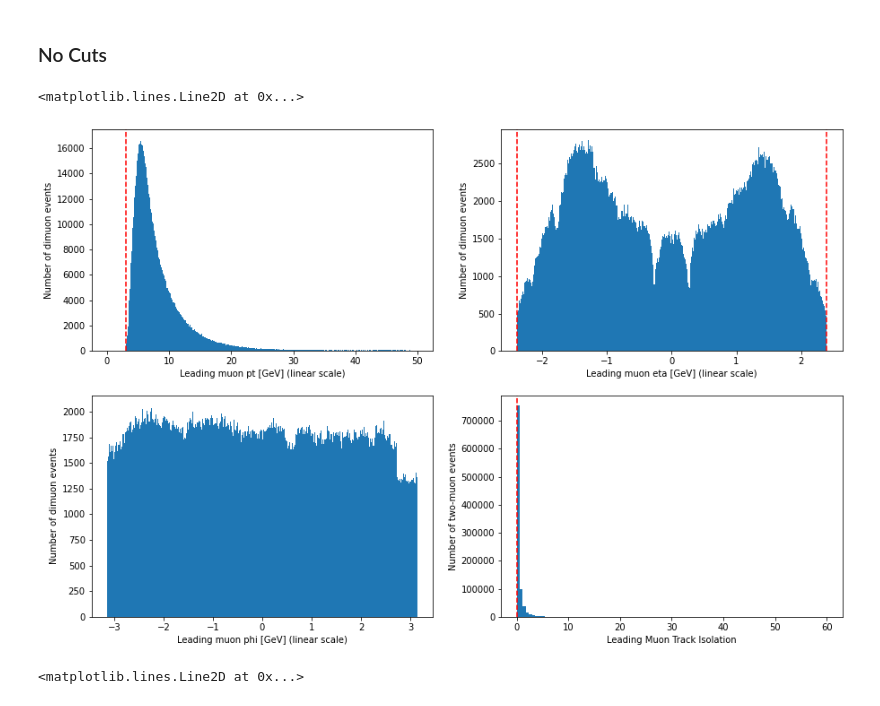
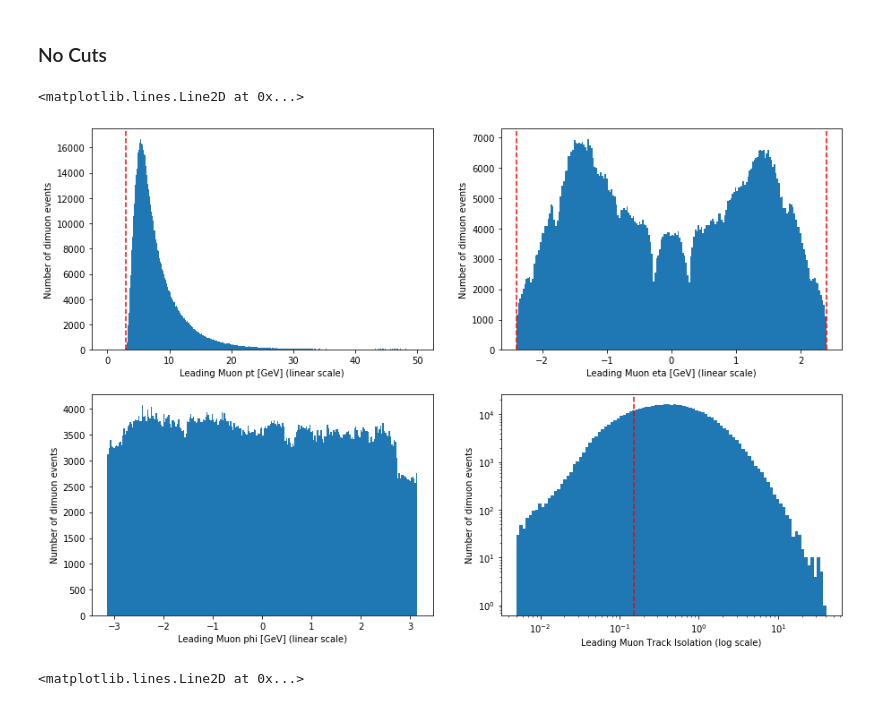
Before and after one commit to blianggilman/Dimuon-Resonances-Prompt-Analysis, a Jupyter notebook: makeMassPlots.ipynb, the cells around one changed output. Cells and saved outputs as stored; diff of their text form; code cells hidden in the pictures.

Commit message:
nice plots at bottom

```diff
--- a/makeMassPlots.ipynb
+++ b/makeMassPlots.ipynb
@@ -279,30 +285,33 @@ plt.show()
 # %%
 #Muon 1
 fig, axes = plt.subplots(nrows=2, ncols=2, figsize=(15, 10))
 
 axes[0,0].hist(mu1p.pt, bins=500, range=(0,50))
-axes[0,0].set_xlabel('Leading muon pt [GeV] (linear scale)')
+axes[0,0].set_xlabel('Leading Muon pt [GeV] (linear scale)')
 axes[0,0].set_ylabel('Number of dimuon events')
 axes[0,0].axvline(x = 3, linestyle = '--', color = 'r', label = 'Cut at %f' %3)
 
-axes[0,1].hist(mu1p.eta, bins=500)
-axes[0,1].set_xlabel('Leading muon eta [GeV] (linear scale)')
+axes[0,1].hist(mu1p.eta, bins=200)
+axes[0,1].set_xlabel('Leading Muon eta [GeV] (linear scale)')
 axes[0,1].set_ylabel('Number of dimuon events')
 axes[0,1].axvline(x = 2.4, linestyle = '--', color = 'r', label = 'Cut at %f' %2.4)
 axes[0,1].axvline(x = -2.4, linestyle = '--', color = 'r', label = 'Cut at %f' %-2.4)
 
-axes[1,0].hist(mu1p.phi, bins=500)
-axes[1,0].set_xlabel('Leading muon phi [GeV] (linear scale)')
+axes[1,0].hist(mu1p.phi, bins=250)
+axes[1,0].set_xlabel('Leading Muon phi [GeV] (linear scale)')
 axes[1,0].set_ylabel('Number of dimuon events')
 
 
-axes[1,1].hist(branches['muon1_trkiso'], bins=100, range=(0,60))
-axes[1,1].set_xlabel('Leading Muon Track Isolation')
-axes[1,1].set_ylabel('Number of two-muon events')
+# axes[1,1].hist(branches['muon1_trkiso'], bins=100, range=(0,5))
+axes[1,1].hist(branches['muon1_trkiso'], bins=np.logspace(np.log(0.1), np.log(5), 100))
+axes[1,1].set_xlabel('Leading Muon Track Isolation (log scale)')
+axes[1,1].set_ylabel('Number of dimuon events')
+axes[1,1].set_xscale('log')
+axes[1,1].set_yscale('log')
 axes[1,1].axvline(x = 0.15, linestyle = '--', color = 'r', label = 'Cut at %f' %0.15)
 # %% [output]
 <matplotlib.lines.Line2D at 0x...>
-[figure, old version]
+[figure, new version]
 # %%
 #Muon 2
 fig, axes = plt.subplots(nrows=2, ncols=2, figsize=(15, 10))
```
Also changed, not shown: parts of 14 cells of this notebook.
